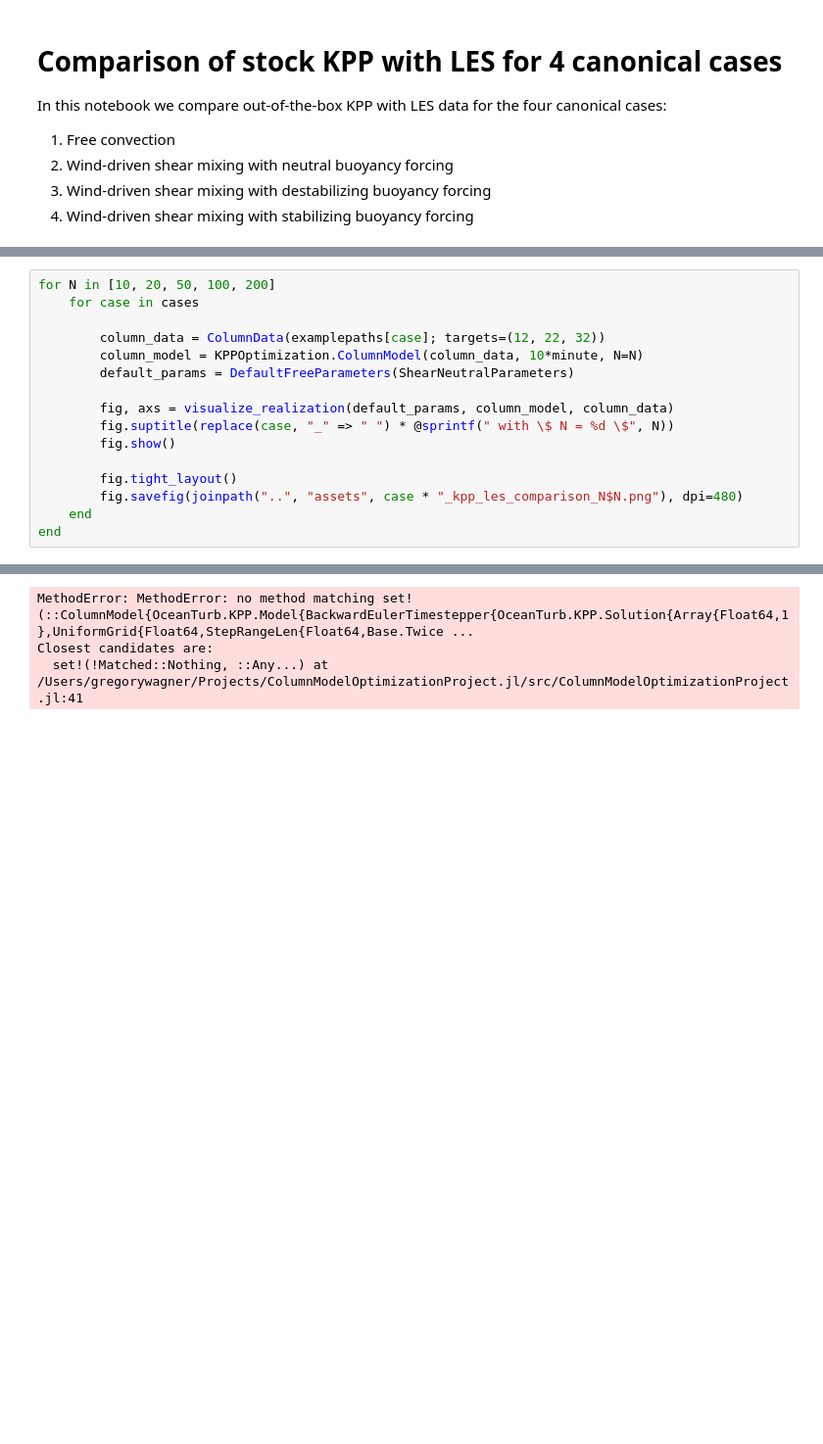
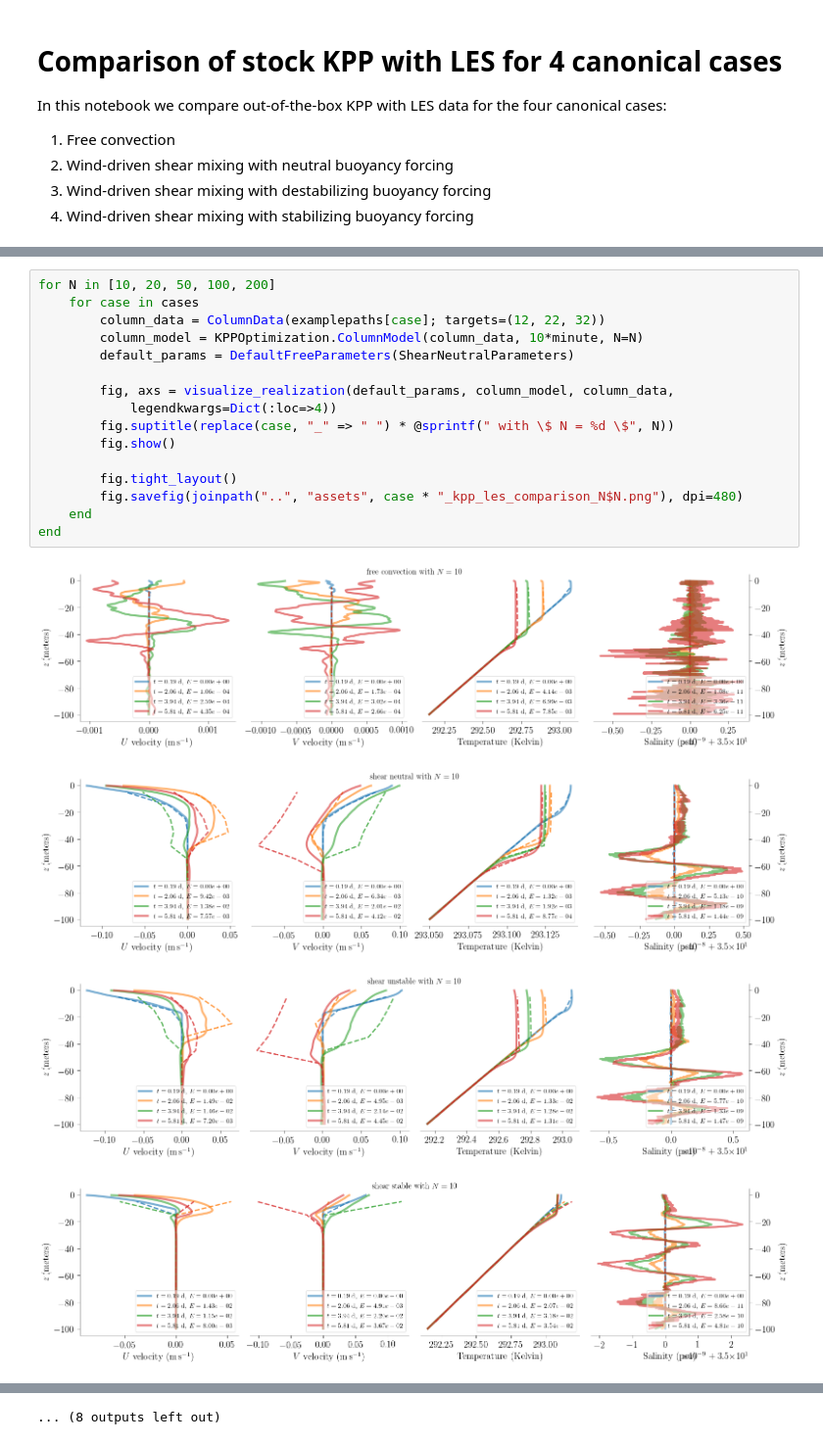
Before and after one commit to glwagner/ColumnModelOptimizationProject, a Jupyter notebook: examples/blind_kpp_data_comparison.ipynb, the cells around one changed output, grey strips where cells are left out. Shown at 98% size. Drawn from its saved outputs; the diff is of its cells as text; blank space fills up the shorter version.

Commit message:
Updates figures

```diff
--- a/examples/blind_kpp_data_comparison.ipynb
+++ b/examples/blind_kpp_data_comparison.ipynb
@@ -31,17 +34,21 @@ examplepaths = Dict((c, joinpath(dirs[c], examples[c])) for c in cases);
 # %%
 for N in [10, 20, 50, 100, 200]
     for case in cases
-
         column_data = ColumnData(examplepaths[case]; targets=(12, 22, 32))
         column_model = KPPOptimization.ColumnModel(column_data, 10*minute, N=N)
         default_params = DefaultFreeParameters(ShearNeutralParameters)
 
-        fig, axs = visualize_realization(default_params, column_model, column_data)
+        fig, axs = visualize_realization(default_params, column_model, column_data,
+            legendkwargs=Dict(:loc=>4))
         fig.suptitle(replace(case, "_" => " ") * @sprintf(" with \$ N = %d \$", N))
         fig.show()
 
         fig.tight_layout()
         fig.savefig(joinpath("..", "assets", case * "_kpp_les_comparison_N$N.png"), dpi=480)
     end
 end
 # %% [output]
+[figure, added]
+[figure, added]
+[figure, added]
+[figure, added]
@@ -48,3 +63 @@ end
-MethodError: MethodError: no method matching set!(::ColumnModel{OceanTurb.KPP.Model{BackwardEulerTimestepper{OceanTurb.KPP.Solution{Array{Float64,1},UniformGrid{Float64,StepRangeLen{Float64,Base.Twice ...
-Closest candidates are:
-  set!(!Matched::Nothing, ::Any...) at /Users/gregorywagner/Projects/ColumnModelOptimizationProject.jl/src/ColumnModelOptimizationProject.jl:41
+... (8 outputs left out)
```
Also changed, not shown: parts of 2 cells of this notebook, 22 other files.
